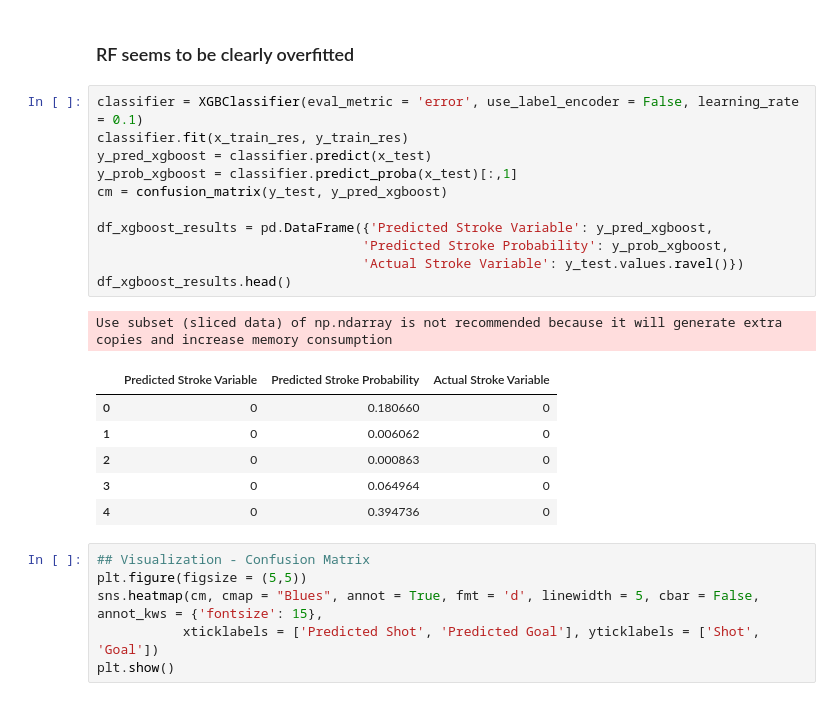
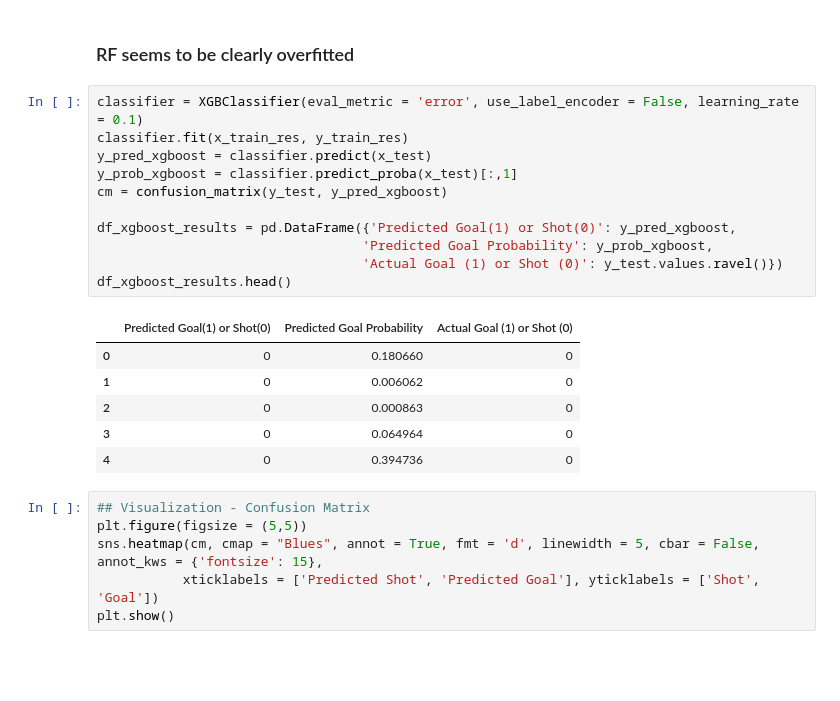
Before and after one commit to Harithap13/Rotman-Summer-NHWL-Datathon, a Jupyter notebook: rsd-nwhl-expected-goals.ipynb, the cells around one changed output. Cells and saved outputs as stored; diff of their text form; blank space fills up the shorter version.

```diff
--- a/rsd-nwhl-expected-goals.ipynb
+++ b/rsd-nwhl-expected-goals.ipynb
@@ -399,17 +405,16 @@ AUC of tuned RF is:  0.9999951049498746
 # %%
 classifier = XGBClassifier(eval_metric = 'error', use_label_encoder = False, learning_rate = 0.1)
 classifier.fit(x_train_res, y_train_res)
 y_pred_xgboost = classifier.predict(x_test)
 y_prob_xgboost = classifier.predict_proba(x_test)[:,1]
 cm = confusion_matrix(y_test, y_pred_xgboost)
 
-df_xgboost_results = pd.DataFrame({'Predicted Stroke Variable': y_pred_xgboost,
-                                  'Predicted Stroke Probability': y_prob_xgboost,
-                                  'Actual Stroke Variable': y_test.values.ravel()})
+df_xgboost_results = pd.DataFrame({'Predicted Goal(1) or Shot(0)': y_pred_xgboost,
+                                  'Predicted Goal Probability': y_prob_xgboost,
+                                  'Actual Goal (1) or Shot (0)': y_test.values.ravel()})
 df_xgboost_results.head()
 # %% [output]
-Use subset (sliced data) of np.ndarray is not recommended because it will generate extra copies and increase memory consumption
-|  | Predicted Stroke Variable | Predicted Stroke Probability | Actual Stroke Variable |
+|  | Predicted Goal(1) or Shot(0) | Predicted Goal Probability | Actual Goal (1) or Shot (0) |
 | 0 | 0 | 0.180660 | 0 |
 | 1 | 0 | 0.006062 | 0 |
 | 2 | 0 | 0.000863 | 0 |
```
Also changed, not shown: parts of 14 cells of this notebook.
